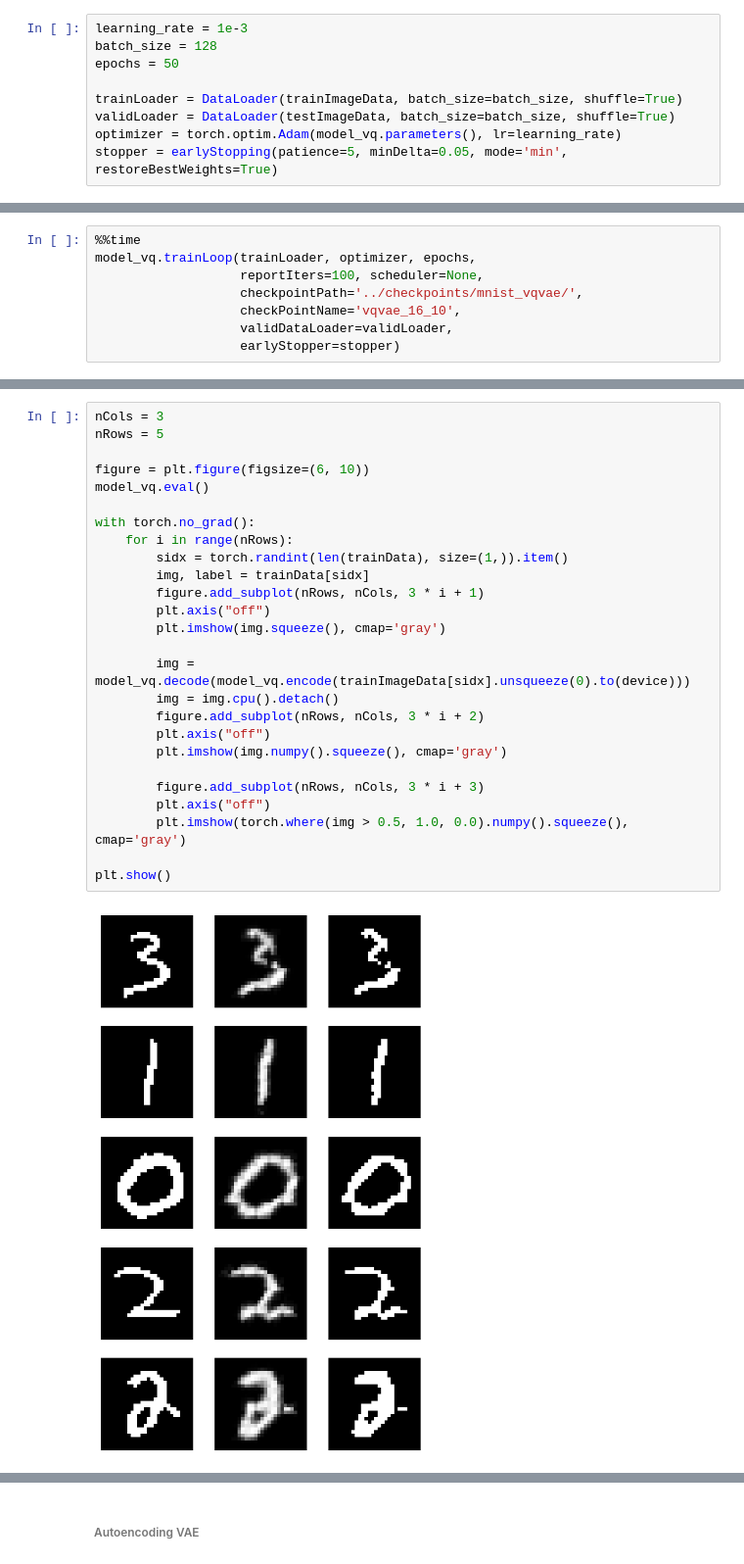
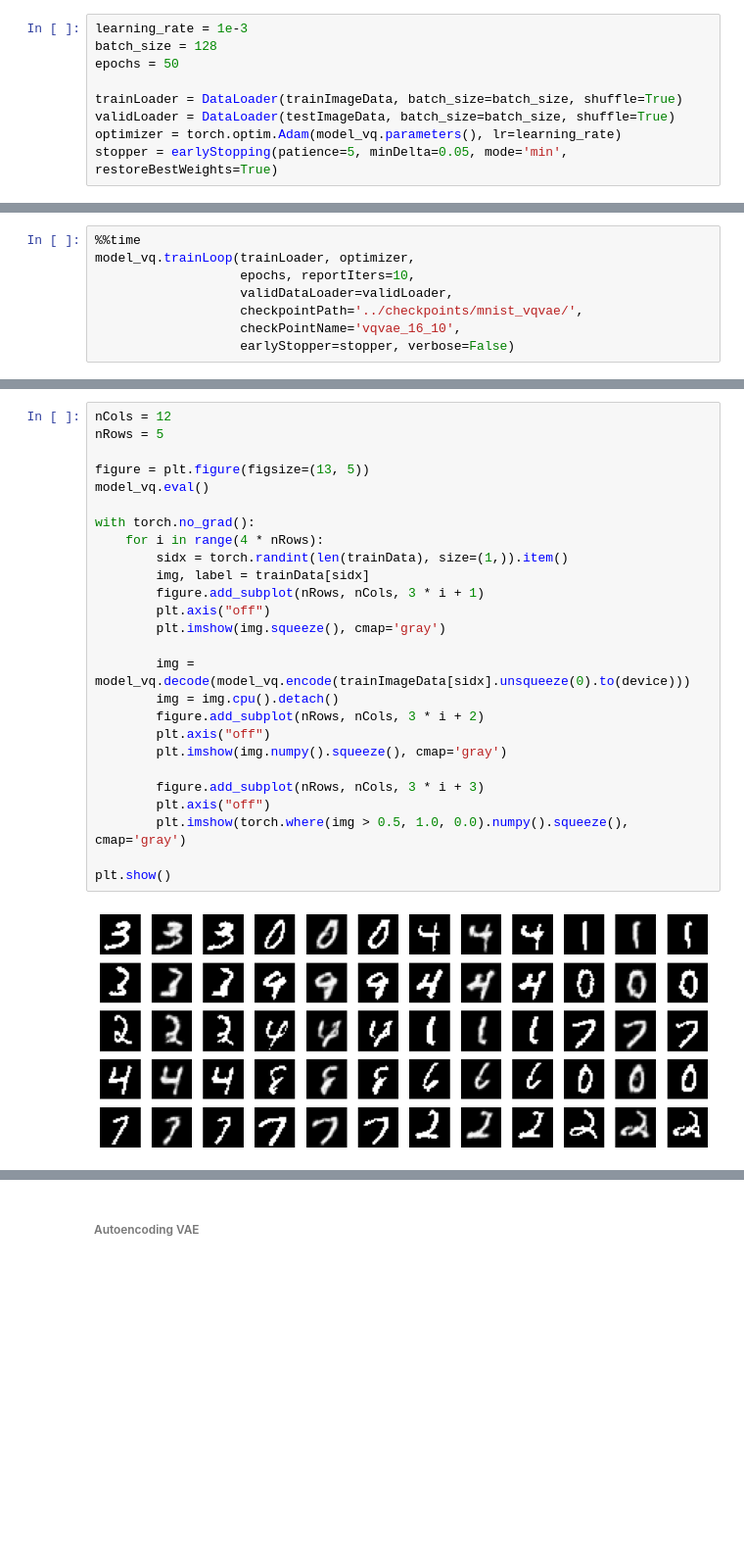
Before and after one commit to raghavsubbarao/svipy, a Jupyter notebook: notebooks/2_vae_variations.ipynb, the cells around one changed output, grey strips where cells are left out. Shown at 98% size. Drawn from its saved outputs; the diff is of its cells as text; blank space fills up the shorter version.

```diff
--- a/notebooks/2_vae_variations.ipynb
+++ b/notebooks/2_vae_variations.ipynb
@@ -194,9 +194,9 @@ ratio reconGradNorm/vqGradNorm -> suggested data_var: 59.4244
 # %%
 %%time
-model_vq.trainLoop(trainLoader, optimizer, epochs,
-                   reportIters=100, scheduler=None,
+model_vq.trainLoop(trainLoader, optimizer,
+                   epochs, reportIters=10,
+                   validDataLoader=validLoader,
                    checkpointPath='../checkpoints/mnist_vqvae/',
                    checkPointName='vqvae_16_10',
-                   validDataLoader=validLoader,
-                   earlyStopper=stopper)
+                   earlyStopper=stopper, verbose=False)
 # %% [output]
@@ -220,28 +206,28 @@ Wall time: 3min 6s
 # %%
-nCols = 3
+nCols = 12
 nRows = 5
 
-figure = plt.figure(figsize=(6, 10))
+figure = plt.figure(figsize=(13, 5))
 model_vq.eval()
 
 with torch.no_grad():
-    for i in range(nRows):
+    for i in range(4 * nRows):
         sidx = torch.randint(len(trainData), size=(1,)).item()
         img, label = trainData[sidx]
         figure.add_subplot(nRows, nCols, 3 * i + 1)
         plt.axis("off")
         plt.imshow(img.squeeze(), cmap='gray')
 
         img = model_vq.decode(model_vq.encode(trainImageData[sidx].unsqueeze(0).to(device)))
         img = img.cpu().detach()
         figure.add_subplot(nRows, nCols, 3 * i + 2)
         plt.axis("off")
         plt.imshow(img.numpy().squeeze(), cmap='gray')
 
         figure.add_subplot(nRows, nCols, 3 * i + 3)
         plt.axis("off")
         plt.imshow(torch.where(img > 0.5, 1.0, 0.0).numpy().squeeze(), cmap='gray')
 
 plt.show()
 # %% [output]
-[figure, old version]
+[figure, new version]
```
Also changed, not shown: parts of 12 cells of this notebook, 1 other file.
